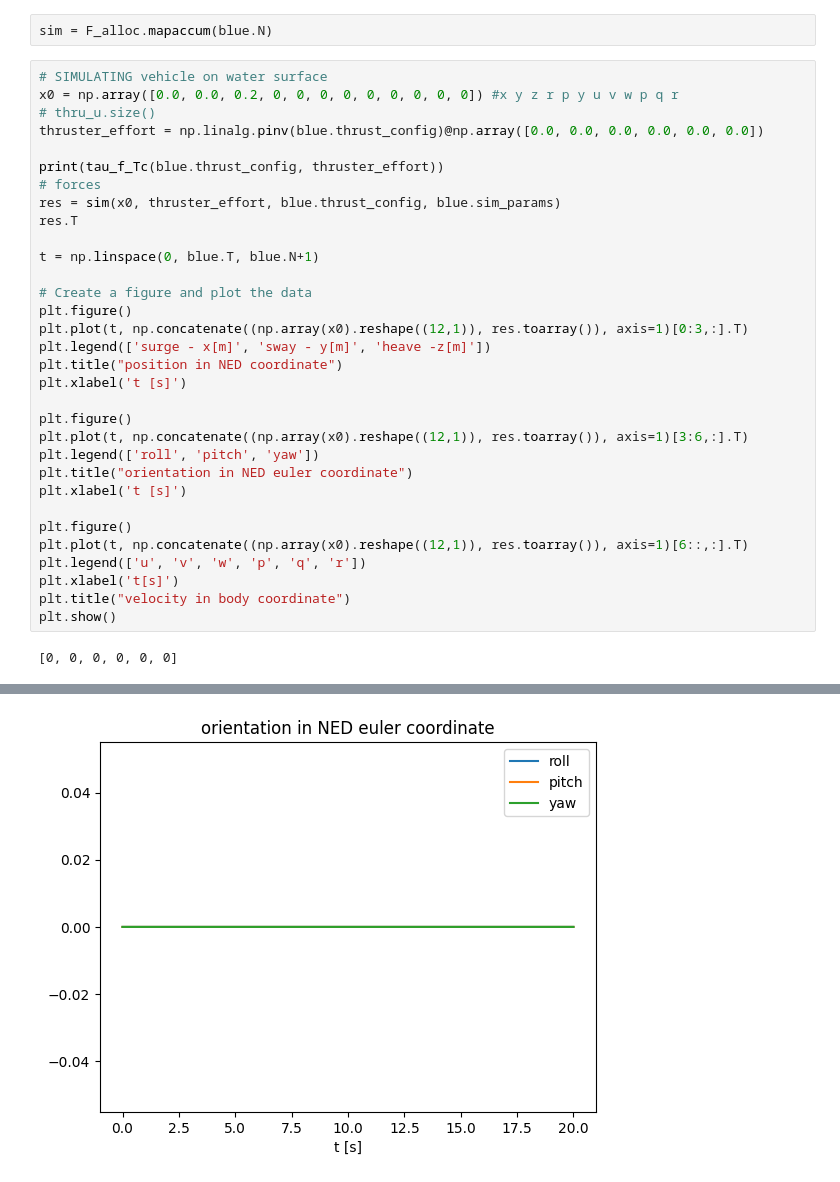
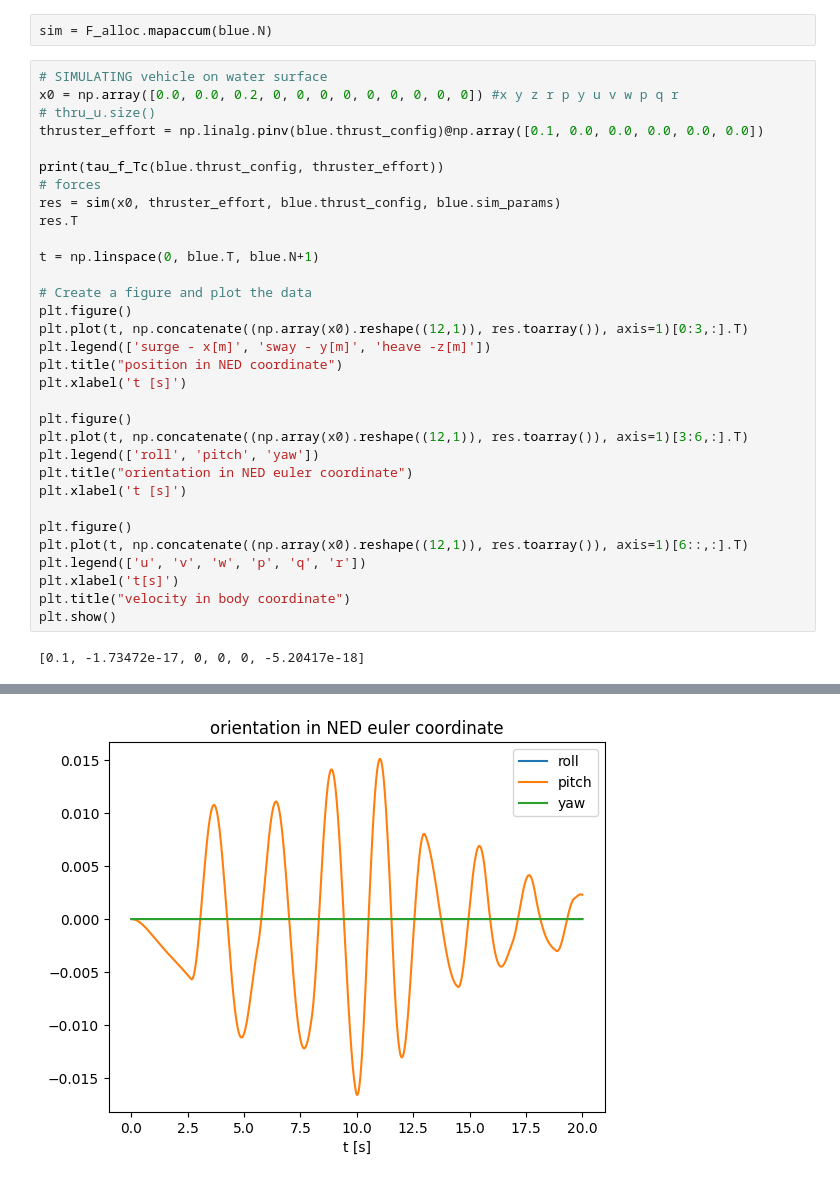
Before and after one commit to edxmorgan/diff_uv, a Jupyter notebook: usage/control_allocation.ipynb, the cells around one changed output, grey strips where cells are left out. Drawn from its saved outputs; the diff is of its cells as text.

```diff
--- a/usage/control_allocation.ipynb
+++ b/usage/control_allocation.ipynb
@@ -32,7 +32,7 @@ sim = F_alloc.mapaccum(blue.N)
 # SIMULATING vehicle on water surface
 x0 = np.array([0.0, 0.0, 0.2, 0, 0, 0, 0, 0, 0, 0, 0, 0]) #x y z r p y u v w p q r
 # thru_u.size()
-thruster_effort = np.linalg.pinv(blue.thrust_config)@np.array([0.0, 0.0, 0.0, 0.0, 0.0, 0.0])
+thruster_effort = np.linalg.pinv(blue.thrust_config)@np.array([0.1, 0.0, 0.0, 0.0, 0.0, 0.0])
 
 print(tau_f_Tc(blue.thrust_config, thruster_effort))
 # forces
@@ -61,4 +61,4 @@ plt.xlabel('t[s]')
 plt.title("velocity in body coordinate")
 plt.show()
 # %% [output]
-[0, 0, 0, 0, 0, 0]
+[0.1, -1.73472e-17, 0, 0, 0, -5.20417e-18]
@@ -66 +66 @@ plt.show()
-[figure, old version]
+[figure, new version]
```
Also changed, not shown: parts of 1 cell of this notebook.
